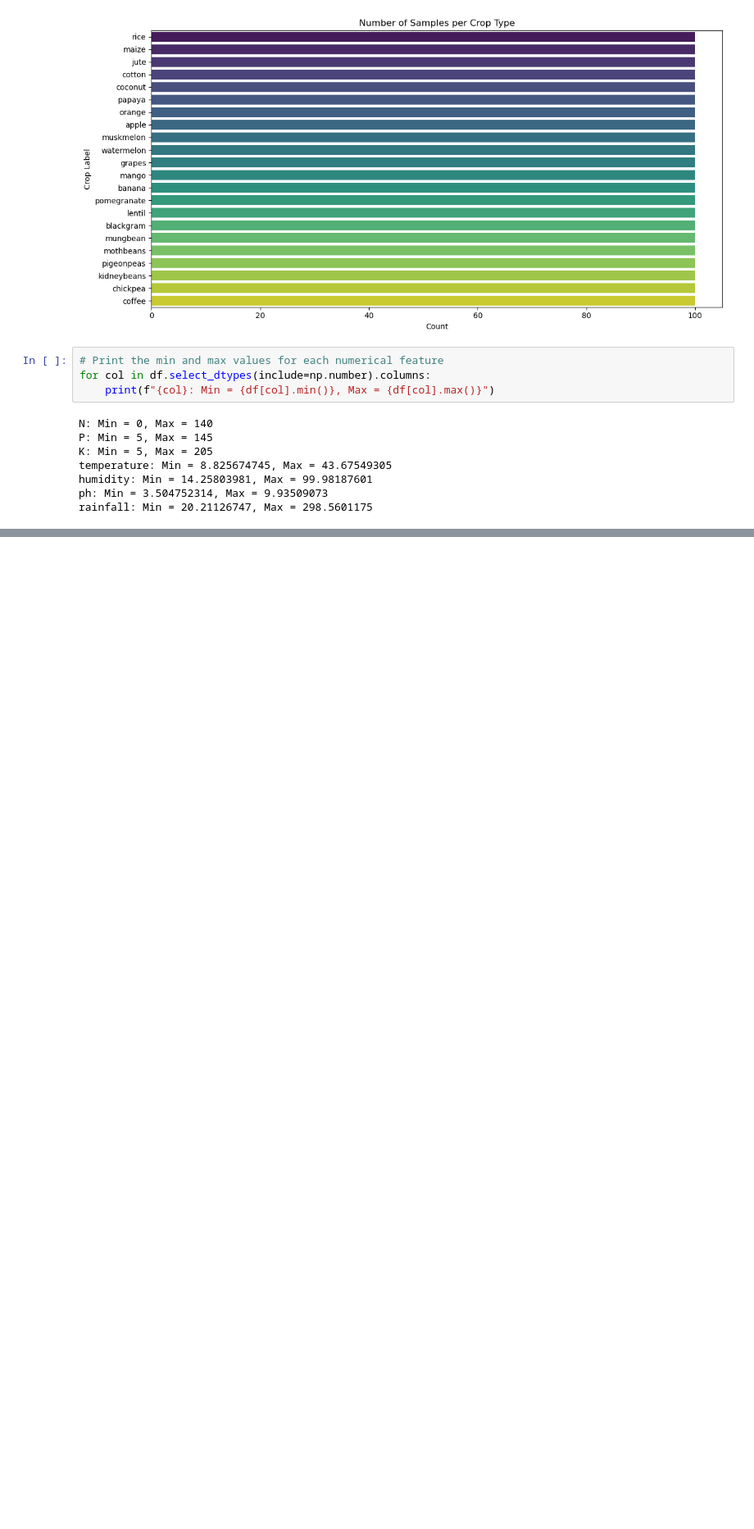
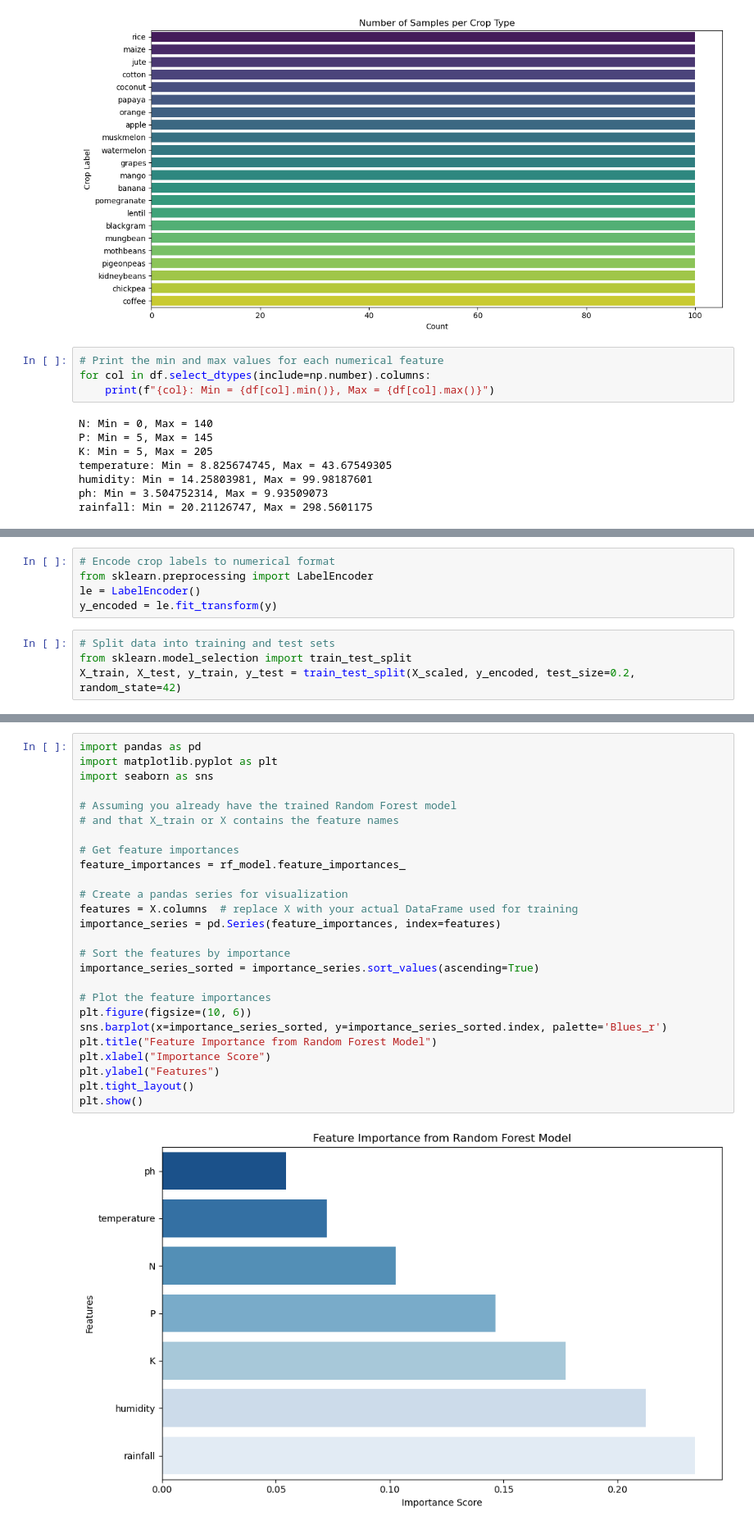
Before and after one commit to Marcos-brown/Crop_Reccommendation, a Jupyter notebook: Crop_Recommendation.ipynb, the cells around one changed output, grey strips where cells are left out. Shown at 82% size. Saved outputs shown, nothing was run; the diff lists cells and outputs as text; blank space fills up the shorter version.

```diff
--- a/Crop_Recommendation.ipynb
+++ b/Crop_Recommendation.ipynb
@@ -235,0 +249,9 @@ rainfall: Min = 20.21126747, Max = 298.5601175
+# %%
+# Encode crop labels to numerical format
+from sklearn.preprocessing import LabelEncoder
+le = LabelEncoder()
+y_encoded = le.fit_transform(y)
+# %%
+# Split data into training and test sets
+from sklearn.model_selection import train_test_split
+X_train, X_test, y_train, y_test = train_test_split(X_scaled, y_encoded, test_size=0.2, random_state=42)
@@ -235,0 +331,28 @@ rainfall: Min = 20.21126747, Max = 298.5601175
+# %%
+import pandas as pd
+import matplotlib.pyplot as plt
+import seaborn as sns
+
+# Assuming you already have the trained Random Forest model
+# and that X_train or X contains the feature names
+
+# Get feature importances
+feature_importances = rf_model.feature_importances_
+
+# Create a pandas series for visualization
+features = X.columns  # replace X with your actual DataFrame used for training
+importance_series = pd.Series(feature_importances, index=features)
+
+# Sort the features by importance
+importance_series_sorted = importance_series.sort_values(ascending=True)
+
+# Plot the feature importances
+plt.figure(figsize=(10, 6))
+sns.barplot(x=importance_series_sorted, y=importance_series_sorted.index, palette='Blues_r')
+plt.title("Feature Importance from Random Forest Model")
+plt.xlabel("Importance Score")
+plt.ylabel("Features")
+plt.tight_layout()
+plt.show()
+# %% [output]
+[figure, added]
```
Also changed, not shown: parts of 26 cells of this notebook.
